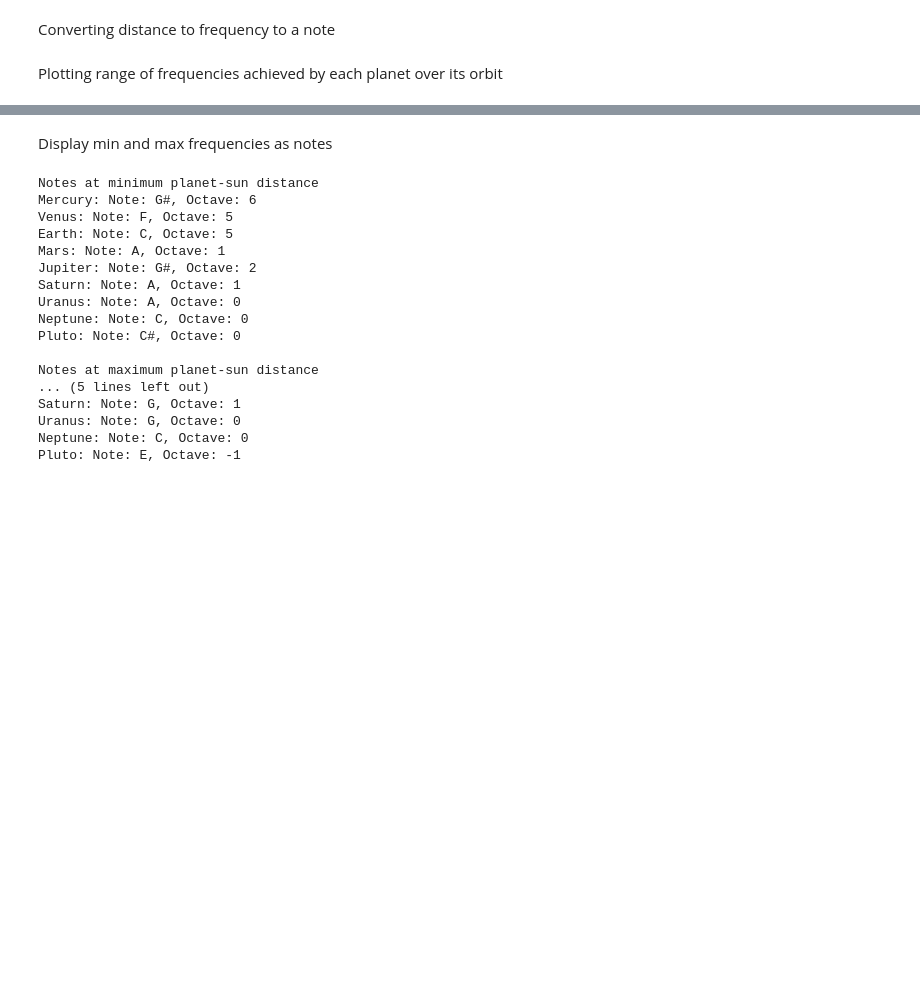
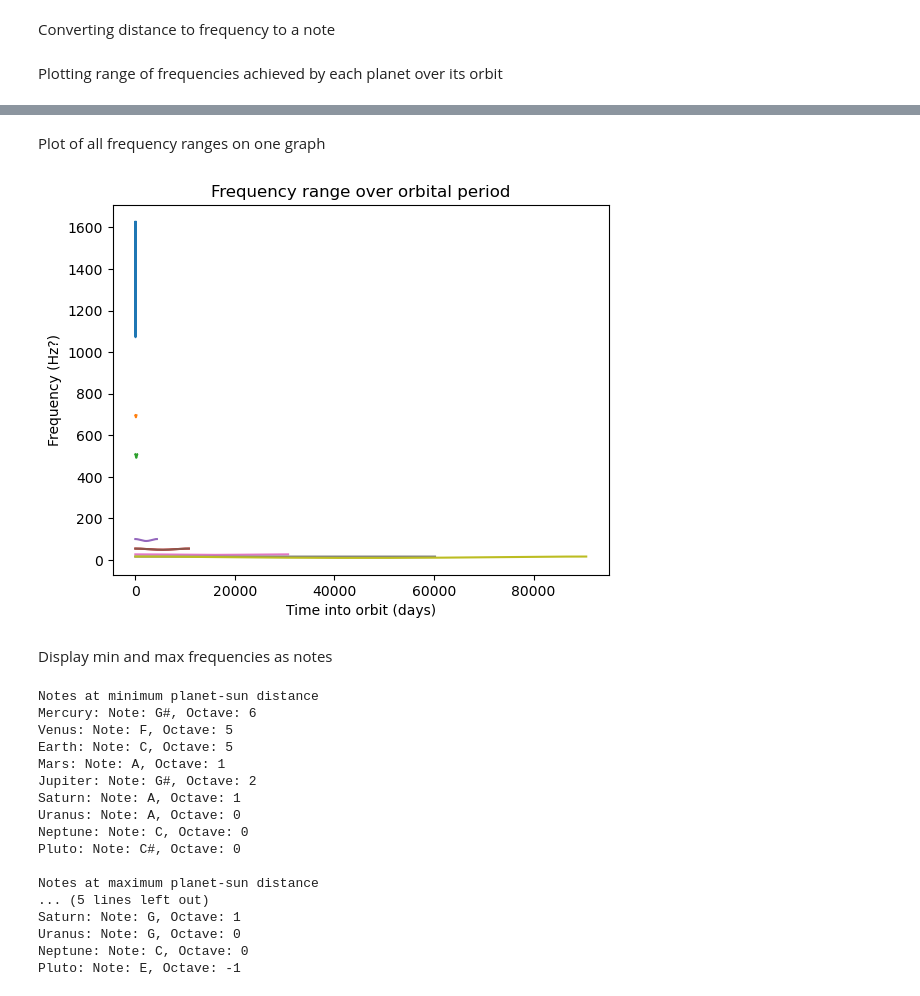
Before and after one commit to neil-power/music_of_the_spheres, a Jupyter notebook: group project.ipynb, the cells around one changed output, grey strips where cells are left out. Cells and saved outputs as stored; diff of their text form; code cells hidden in the pictures; blank space fills up the shorter version.

```diff
--- a/group project.ipynb
+++ b/group project.ipynb
@@ -196,3 +245,15 @@ plt.show()
+# %% [markdown]
+Plot of all frequency ranges on one graph
+# %%
+for i,planet in enumerate(Planets):
+    plt.plot(t_total[i],freq_total[i])
+
+plt.title("Frequency range over orbital period")
+plt.xlabel("Time into orbit (days)")
+plt.ylabel("Frequency (Hz?)")
+plt.show()
+# %% [output]
+[figure, added]
 # %% [markdown]
 Display min and max frequencies as notes
 # %%
```
Also changed, not shown: parts of 15 cells of this notebook, 1 other file.
